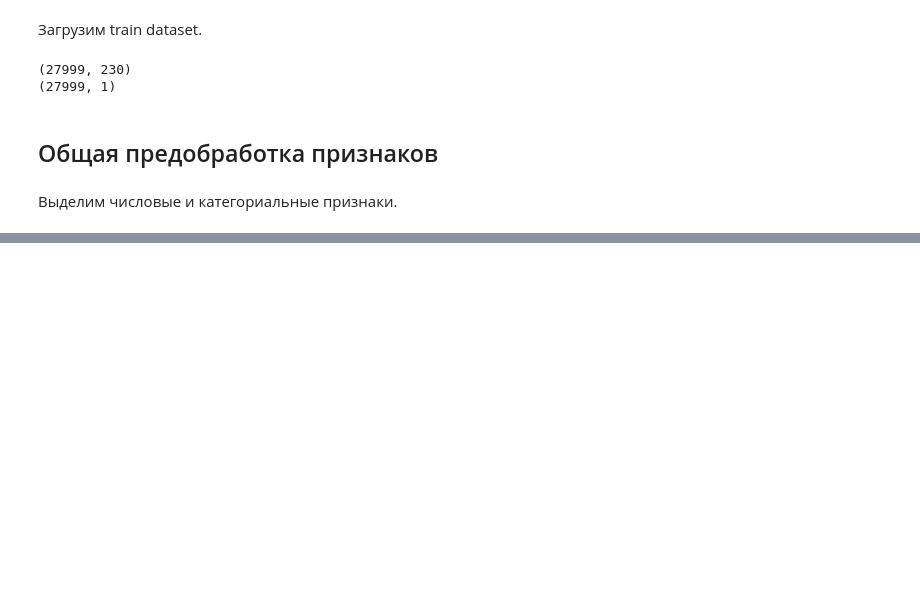
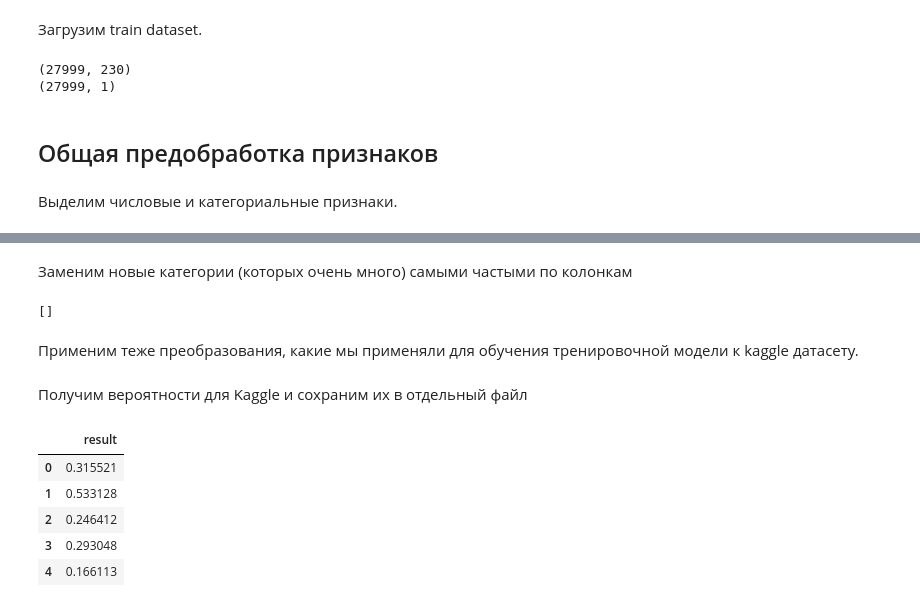
Before and after one commit to Agaspher20/DataAnalisysMipt, a Jupyter notebook: Python/6. DataAnalysisProject_Churn/week_4_competition.ipynb, the cells around one changed output, grey strips where cells are left out. Drawn from its saved outputs; the diff is of its cells as text; code cells hidden in the pictures; blank space fills up the shorter version.

```diff
--- a/Python/6. DataAnalysisProject_Churn/week_4_competition.ipynb
+++ b/Python/6. DataAnalysisProject_Churn/week_4_competition.ipynb
@@ -651,0 +1100,55 @@ sss
+# %% [markdown]
+Заменим новые категории (которых очень много) самыми частыми по колонкам
+# %%
+cols_to_drop = []
+cleaned_kaggle_data_frame = kaggle_data_frame.copy()
+for col in very_best_cat_features:
+    column = cleaned_kaggle_data_frame[col]
+    train_column = churn_data_frame[col]
+    full_train_col = set(train_column.as_matrix())
+    kaggle_col = set(column.as_matrix())
+    intersected = list(kaggle_col & full_train_col)
+    for v in intersected:
+        kaggle_col.remove(v)
+    frequencies = train_column.value_counts()
+    if (len (frequencies) < 1):
+        cols_to_drop.append(col)
+        continue
+    most_frequent_value = frequencies.index[0]
+    for to_remove in kaggle_col:
+        column = column.replace(to_remove, most_frequent_value)
+    cleaned_kaggle_data_frame[col] = column
+cols_to_drop
+# %% [output]
+[]
+# %% [markdown]
+Применим теже преобразования, какие мы применяли для обучения тренировочной модели к kaggle датасету.
+# %%
+# very_best_cat_model very_best_cat_features very_best_num_features
+kaggle_numeric = cleaned_kaggle_data_frame[very_best_num_features].copy()
+kaggle_categorial = cleaned_kaggle_data_frame[very_best_cat_features].copy()
+
+numeric_encoder, categorial_encoder = very_best_cat_model[4]
+k_t_n, kaggle_num_means, kaggle_dropped_columns = fill_numericna_means(kaggle_numeric, kaggle_numeric)
+kaggle_means_scaled = numeric_encoder.transform(kaggle_num_means)
+
+kaggle_frame_nav = fill_na_frequent_values(kaggle_categorial)
+kaggle_encoded = categorial_encoder.transform(kaggle_frame_nav.as_matrix())
+
+X_kaggle = hstack([
+    coo_matrix(kaggle_means_scaled),
+    kaggle_encoded
+])
+# %% [markdown]
+Получим вероятности для Kaggle и сохраним их в отдельный файл
+# %%
+kg_predict_probabilities = predict_ridge_proba(X_kaggle, very_best_cat_model[1])
+kg_predict_frame = pd.DataFrame(kg_predict_probabilities, columns=["result"])
+kg_predict_frame.head()
+# %% [output]
+|  | result |
+| 0 | 0.315521 |
+| 1 | 0.533128 |
+| 2 | 0.246412 |
+| 3 | 0.293048 |
+| 4 | 0.166113 |
```
Also changed, not shown: parts of 75 cells of this notebook, 1 other file.
